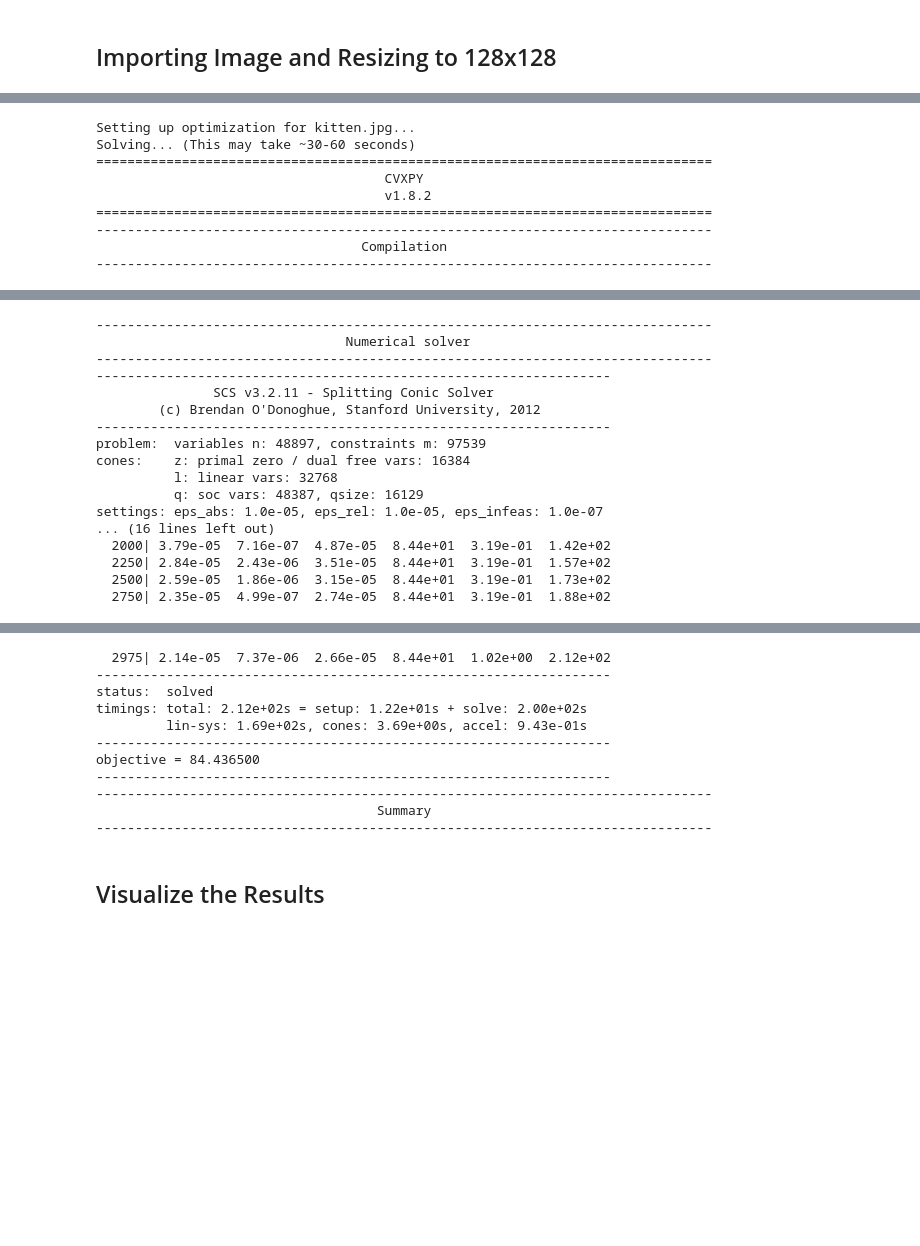
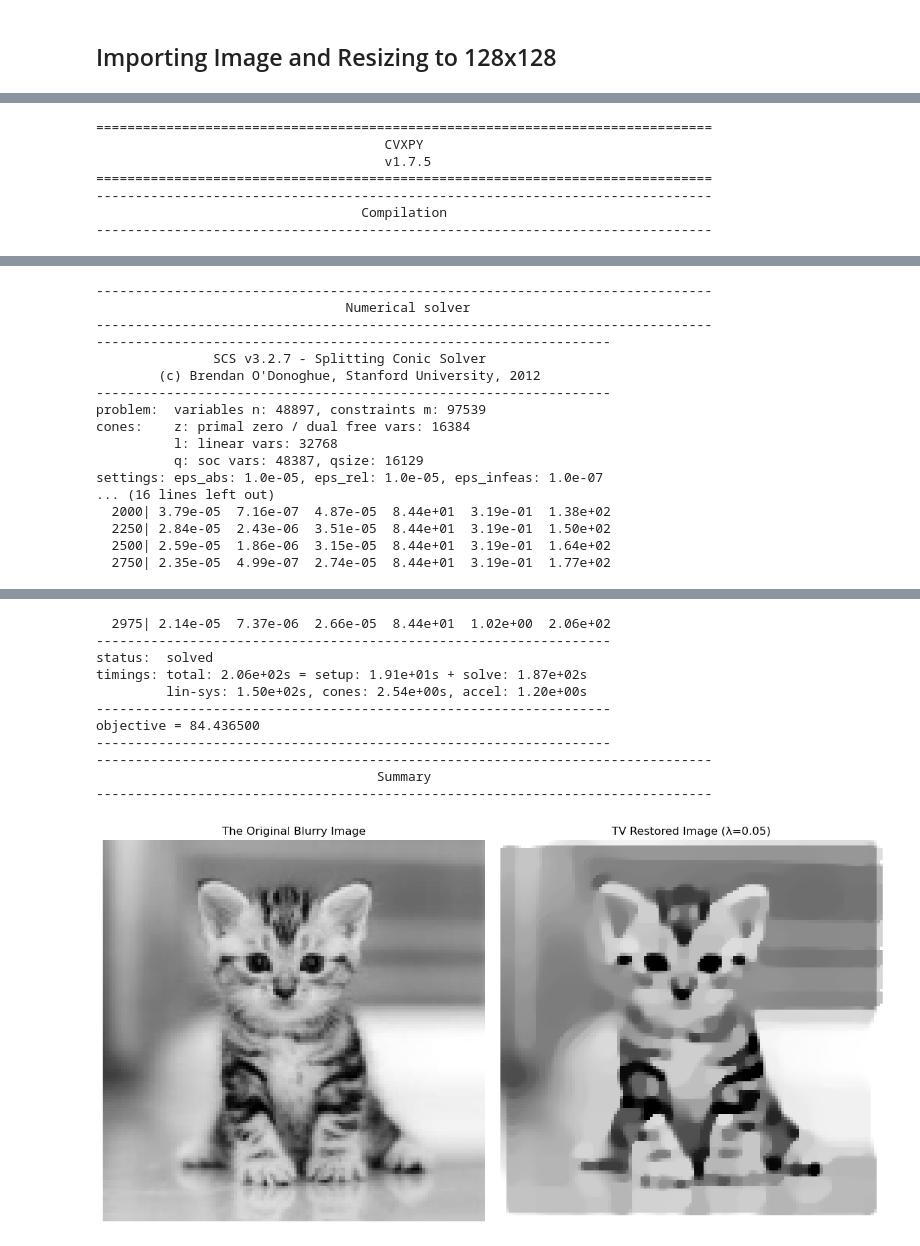
Before and after one commit to r-ey/convex_441, a Jupyter notebook: main v1_new.ipynb, the cells around one changed output, grey strips where cells are left out. Saved outputs shown, nothing was run; the diff lists cells and outputs as text; code cells hidden in the pictures; blank space fills up the shorter version.

```diff
--- a/main v1_new.ipynb
+++ b/main v1_new.ipynb
@@ -57,0 +54,6 @@ In the Sparse Matrix k definition code, it includes a section where we loop over
+# %%
+def get_gaussian_kernel(size=5, sigma=1.0):
+    Xa = np.linspace(-(size - 1) / 2., (size - 1) / 2., size)
+    xx, yy = np.meshgrid(Xa, Xa)
+    kernel = np.exp(-0.5 * (np.square(xx) + np.square(yy)) / np.square(sigma))
+    return kernel / np.sum(kernel)
@@ -58,12 +63,6 @@ In the Sparse Matrix k definition code, it includes a section where we loop over
 # %%
-def get_gaussian_kernel(size=5, sigma=1.0):
-    ax = np.linspace(-(size - 1) / 2., (size - 1) / 2., size)
-    xx, yy = np.meshgrid(ax, ax)
-    kernel = np.exp(-0.5 * (np.square(xx) + np.square(yy)) / np.square(sigma))
-    return kernel / np.sum(kernel)
-
-def create_sparse_blur_matrix(img_shape, kernel):
-    M, N = img_shape
+def create_sparse_blur_matrix(image_shape, kernel):
+    M, N = image_shape
     kH, kW = kernel.shape
     pad_h, pad_w = kH // 2, kW // 2
 
@@ -82,7 +81,6 @@ def create_sparse_blur_matrix(img_shape, kernel):
                         rows.append(row_idx)
                         cols.append(col_idx)
                         vals.append(kernel[ki, kj])
-
     return sp.csr_matrix((vals, (rows, cols)), shape=(M*N, M*N))
 # %% [markdown]
 ## Importing Image and Resizing to 128x128
@@ -121,6 +129,4 @@ We would include a Lambda_TV term for Regularization Weight.
 # %%
-# print(f"Setting up optimization for {image_path}...")
-
 U = cp.Variable((img_size, img_size))
 U_vec = cp.vec(U)
 
@@ -132,9 +138,23 @@ constraints = [U >= 0, U <= 1]
 
 prob = cp.Problem(obj, constraints)
 
-print("Solving... (This may take ~30-60 seconds)")
 prob.solve(solver=cp.SCS, verbose=True)
 
 u_recovered = U.value
 u_recovered = u_recovered.T
+
+plt.figure(figsize=(12, 6))
+
+plt.subplot(1, 2, 1)
+plt.imshow(f_img, cmap='gray')
+plt.title("The Original Blurry Image")
+plt.axis('off')
+
+plt.subplot(1, 2, 2)
+plt.imshow(u_recovered, cmap='gray')
+plt.title(f"TV Restored Image (λ={LAMBDA_TV})")
+plt.axis('off')
+
+plt.tight_layout()
+plt.show()
 # %% [output]
@@ -156,8 +171,6 @@ u_recovered = u_recovered.T
-Setting up optimization for kitten.jpg...
-Solving... (This may take ~30-60 seconds)
 ===============================================================================
                                      CVXPY
-                                     v1.8.2
+                                     v1.7.5
 ===============================================================================
 -------------------------------------------------------------------------------
                                   Compilation
@@ -169,7 +182,7 @@ Solving... (This may take ~30-60 seconds)
                                 Numerical solver
 -------------------------------------------------------------------------------
 ------------------------------------------------------------------
-               SCS v3.2.11 - Splitting Conic Solver
+               SCS v3.2.7 - Splitting Conic Solver
         (c) Brendan O'Donoghue, Stanford University, 2012
 ------------------------------------------------------------------
 problem:  variables n: 48897, constraints m: 97539
@@ -178,7 +191,7 @@ cones:    z: primal zero / dual free vars: 16384
           q: soc vars: 48387, qsize: 16129
 settings: eps_abs: 1.0e-05, eps_rel: 1.0e-05, eps_infeas: 1.0e-07
 ... (16 lines left out)
-  2000| 3.79e-05  7.16e-07  4.87e-05  8.44e+01  3.19e-01  1.42e+02
-  2250| 2.84e-05  2.43e-06  3.51e-05  8.44e+01  3.19e-01  1.57e+02
-  2500| 2.59e-05  1.86e-06  3.15e-05  8.44e+01  3.19e-01  1.73e+02
-  2750| 2.35e-05  4.99e-07  2.74e-05  8.44e+01  3.19e-01  1.88e+02
+  2000| 3.79e-05  7.16e-07  4.87e-05  8.44e+01  3.19e-01  1.38e+02
+  2250| 2.84e-05  2.43e-06  3.51e-05  8.44e+01  3.19e-01  1.50e+02
+  2500| 2.59e-05  1.86e-06  3.15e-05  8.44e+01  3.19e-01  1.64e+02
+  2750| 2.35e-05  4.99e-07  2.74e-05  8.44e+01  3.19e-01  1.77e+02
@@ -189,13 +202,12 @@ settings: eps_abs: 1.0e-05, eps_rel: 1.0e-05, eps_infeas: 1.0e-07
-  2975| 2.14e-05  7.37e-06  2.66e-05  8.44e+01  1.02e+00  2.12e+02
+  2975| 2.14e-05  7.37e-06  2.66e-05  8.44e+01  1.02e+00  2.06e+02
 ------------------------------------------------------------------
 status:  solved
-timings: total: 2.12e+02s = setup: 1.22e+01s + solve: 2.00e+02s
-         lin-sys: 1.69e+02s, cones: 3.69e+00s, accel: 9.43e-01s
+timings: total: 2.06e+02s = setup: 1.91e+01s + solve: 1.87e+02s
+         lin-sys: 1.50e+02s, cones: 2.54e+00s, accel: 1.20e+00s
 ------------------------------------------------------------------
 objective = 84.436500
 ------------------------------------------------------------------
 -------------------------------------------------------------------------------
                                     Summary
 -------------------------------------------------------------------------------
+[figure, added]
-# %% [markdown]
-## Visualize the Results
```
Also changed, not shown: parts of 14 cells of this notebook, 1 other file.
